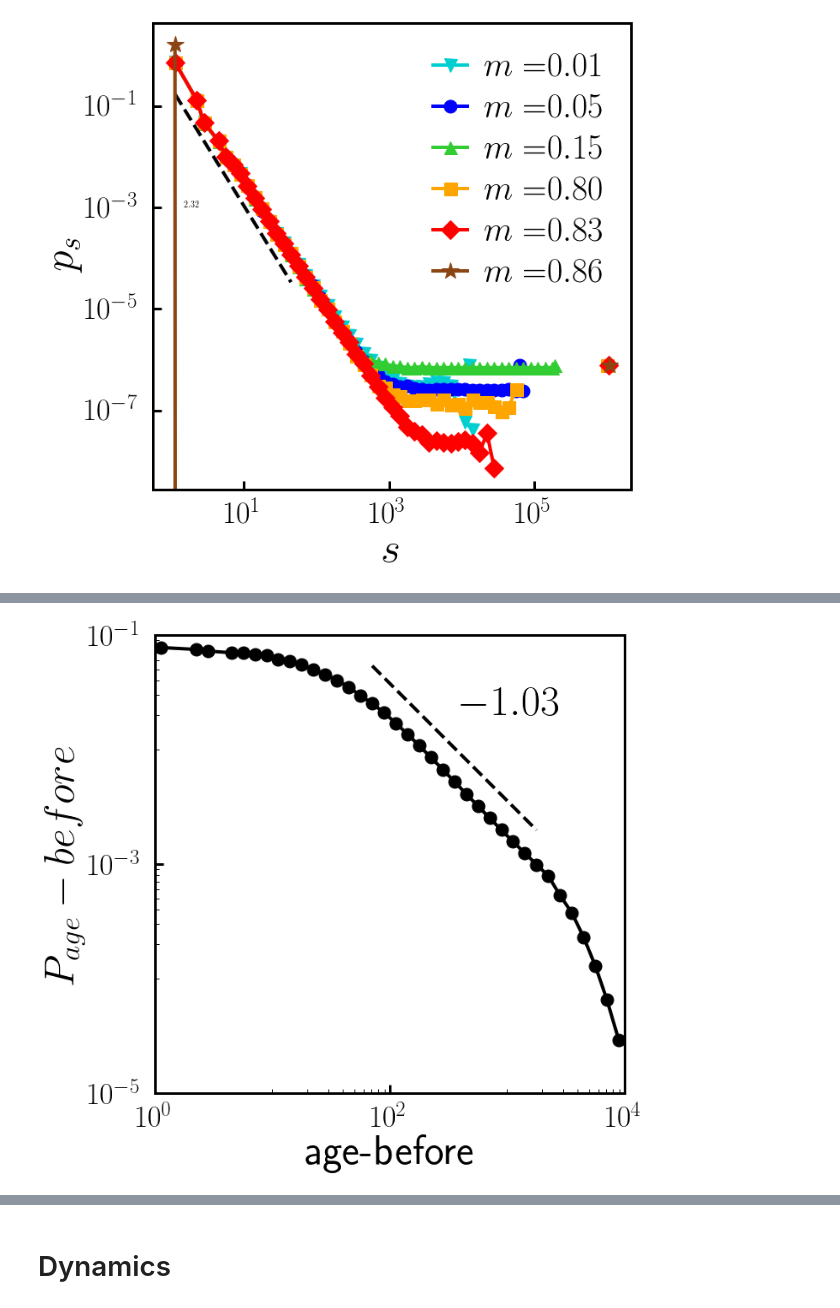
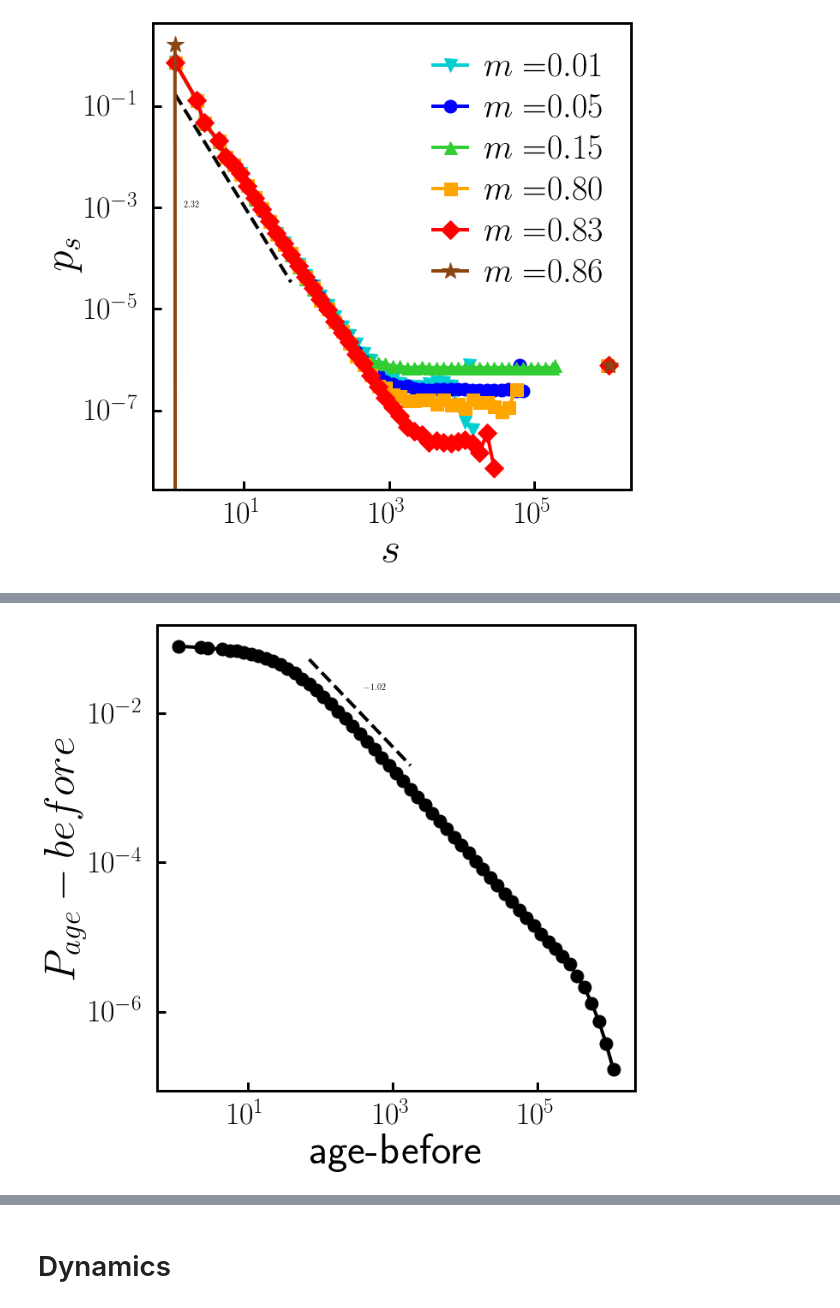
Before and after one commit to hoyunchoi/mBFW, a Jupyter notebook: main-plot.ipynb, the cells around one changed output, grey strips where cells are left out. Saved outputs shown, nothing was run; the diff lists cells and outputs as text; code cells hidden in the pictures.

```diff
--- a/main-plot.ipynb
+++ b/main-plot.ipynb
@@ -521,40 +517,40 @@ plt.show()
 # %%
-_, ax = plt.subplots()
+_, ax = plt.subplots(figsize=(10,10))
 
-networkSize = 10000
+networkSize = 1280000
 acceptanceThreshold = 0.5
 
 # main plot
 age, dist = ageDistribution_before[networkSize, acceptanceThreshold]
 ax.plot(age, dist, 'ko-')
 
 # log fit
 fitX, fitY, alpha, residual = logFit(age[15:30], dist[15:30], offset=-0.3)
 ax.plot(fitX, fitY, 'k--')
 ax.text(4e2, 2e-2, latexFloat(alpha,2))
 
 # main setting
 ax.set_xscale('log')
 ax.set_yscale('log')
 ax.set_xlabel("age-before")
 ax.set_ylabel(r"$P_{age}-before$")
-ax.set_xlim([1e0,1e4])
-ax.set_ylim([1e-5,1e-1])
-xtick = [1e0,1e2,1e4]
-ytick = [1e-5,1e-3,1e-1]
-ax.set_xticks(xtick)
-ax.set_xticklabels(list_latexSci(xtick))
-ax.set_yticks(ytick)
-ax.set_yticklabels(list_latexSci(ytick))
-minortick_x = matplotlib.ticker.LogLocator(base=1e2, subs=np.arange(10,100,10))
-minortick_y = matplotlib.ticker.LogLocator(base=1e2, subs=np.arange(100,1000,100))
-ax.xaxis.set_minor_locator(minortick_x)
-ax.yaxis.set_minor_locator(minortick_y)
-ax.xaxis.set_minor_formatter(matplotlib.ticker.NullFormatter())
-ax.yaxis.set_minor_formatter(matplotlib.ticker.NullFormatter())
+# ax.set_xlim([1e0,1e4])
+# ax.set_ylim([1e-5,1e-1])
+# xtick = [1e0,1e2,1e4]
+# ytick = [1e-5,1e-3,1e-1]
+# ax.set_xticks(xtick)
+# ax.set_xticklabels(list_latexSci(xtick))
+# ax.set_yticks(ytick)
+# ax.set_yticklabels(list_latexSci(ytick))
+# minortick_x = matplotlib.ticker.LogLocator(base=1e2, subs=np.arange(10,100,10))
+# minortick_y = matplotlib.ticker.LogLocator(base=1e2, subs=np.arange(100,1000,100))
+# ax.xaxis.set_minor_locator(minortick_x)
+# ax.yaxis.set_minor_locator(minortick_y)
+# ax.xaxis.set_minor_formatter(matplotlib.ticker.NullFormatter())
+# ax.yaxis.set_minor_formatter(matplotlib.ticker.NullFormatter())
 
 # save and show
 plt.show()
 # %% [output]
-[figure, old version]
+[figure, new version]
 # %%
```
Also changed, not shown: parts of 10 cells of this notebook.
